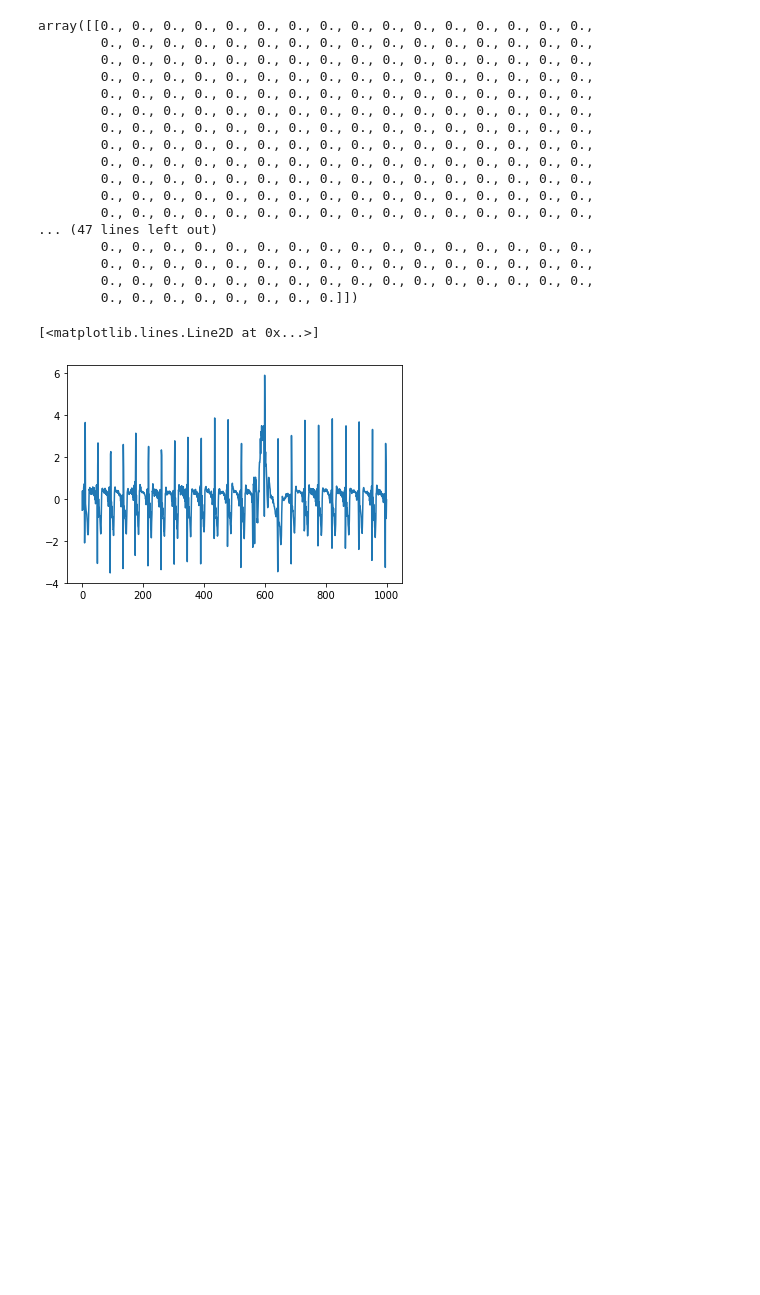
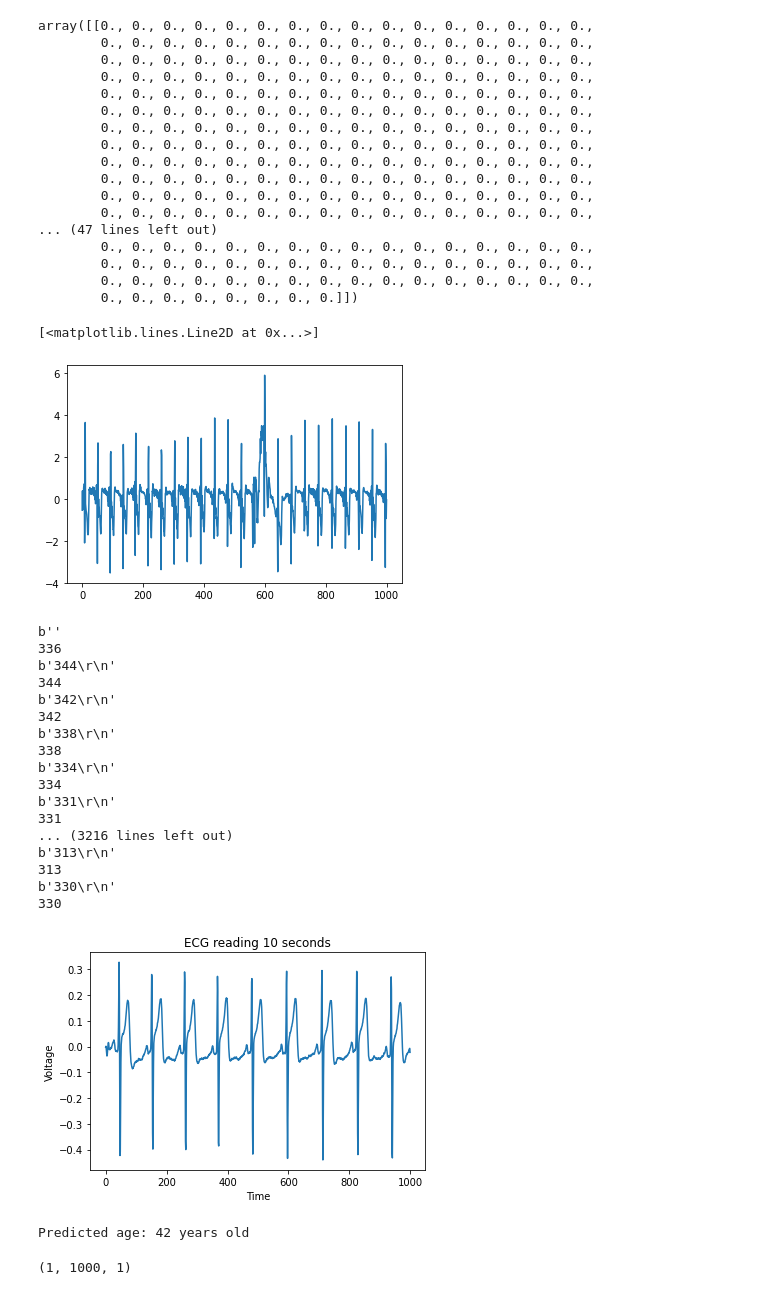
Before and after one commit to Bsingstad/ECG-age, a Jupyter notebook: arduino/test.ipynb, the cells around one changed output. Saved outputs shown, nothing was run; the diff lists cells and outputs as text; code cells hidden in the pictures; blank space fills up the shorter version.

```diff
--- a/arduino/test.ipynb
+++ b/arduino/test.ipynb
@@ -183,3 +183,83 @@ plt.plot(ss.fit_transform(ecg_resamp[0,:,:]))
 # %% [output]
 [<matplotlib.lines.Line2D at 0x...>]
 [figure]
+# %%
+import serial
+import time
+import tensorflow as tf
+from scipy import signal
+import matplotlib.pyplot as plt
+import sys
+import numpy as np
+import neurokit2 as nk
+from sklearn.preprocessing import MinMaxScaler
+
+sys.path.append("../")
+from src.models.models import *
+
+model = build_model((1000,1),1)
+model.load_weights("./model_weights_leadI.h5")
+
+NEW_SAMP_FREQ = 100
+ECG_LEN = 10
+cnt = 0
+elapsed = 0
+start = time.time()
+ecg = []
+
+ser = serial.Serial('COM3', 9800, timeout=1)
+
+while  elapsed < ECG_LEN:
+    elapsed = time.time() - start
+
+    line = ser.readline()
+    print(line)
+    string = line.decode()
+    stripped_string = string.strip()
+    try:
+        num_int = int(stripped_string)
+    except:
+        try:
+            num_int = num_int
+        except:
+            num_int = 0
+    ecg.append(num_int)
+    print(num_int)
+ser.close()
+ecg = np.asarray(ecg)
+scaler = MinMaxScaler()
+ecg = scaler.fit_transform(np.expand_dims(ecg,1))
+ecg_resamp = signal.resample(ecg[:,0], NEW_SAMP_FREQ*ECG_LEN)
+ecg_clean = nk.ecg.ecg_clean(ecg_resamp, sampling_rate=100)
+ecg_clean = np.expand_dims(np.expand_dims(ecg_clean,0),-1)
+plt.plot(ecg_clean[0,:,0])
+plt.xlabel('Time')
+plt.ylabel('Voltage')
+plt.title('ECG reading 10 seconds')
+plt.show()
+
+print("Predicted age: {} years old".format(int(model.predict(ecg_clean)[0][0])))
+# %% [output]
+b''
+336
+b'344\r\n'
+344
+b'342\r\n'
+342
+b'338\r\n'
+338
+b'334\r\n'
+334
+b'331\r\n'
+331
+... (3216 lines left out)
+b'313\r\n'
+313
+b'330\r\n'
+330
+[figure, added]
+Predicted age: 42 years old
+# %%
+ecg_resamp.shape
+# %% [output]
+(1, 1000, 1)
```
Also changed, not shown: parts of 7 cells of this notebook, 5 other files.
